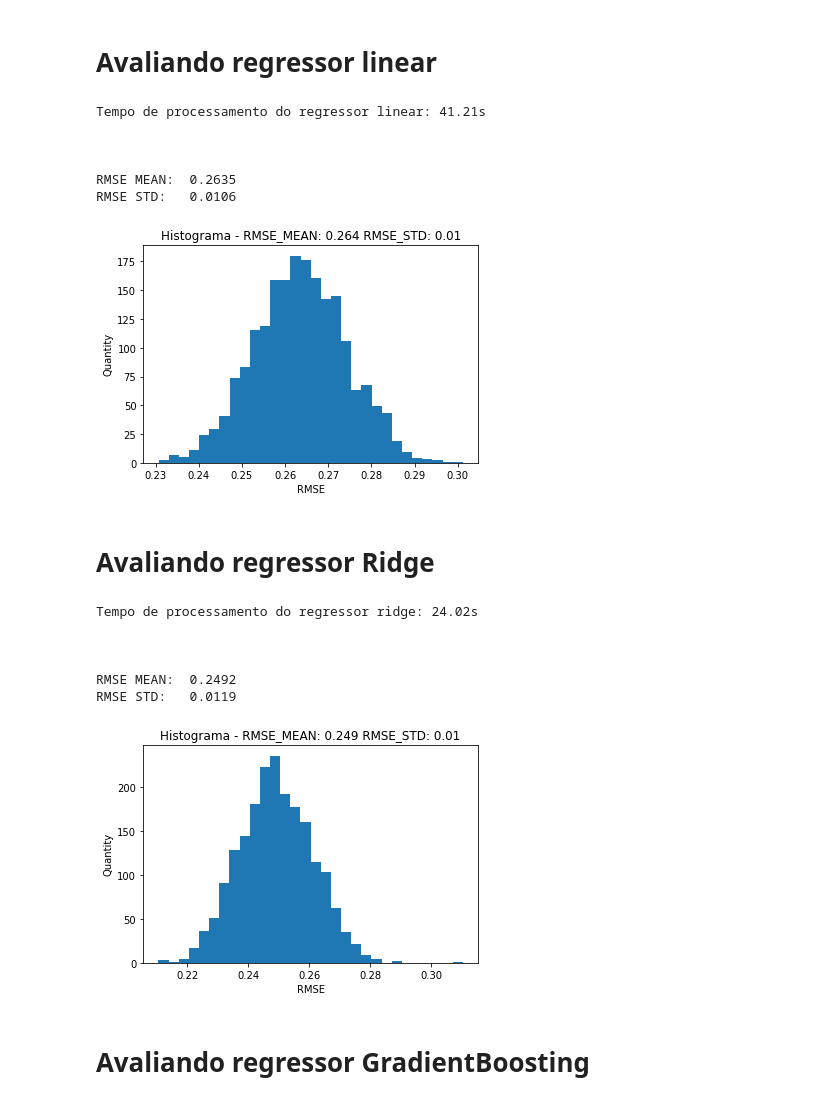
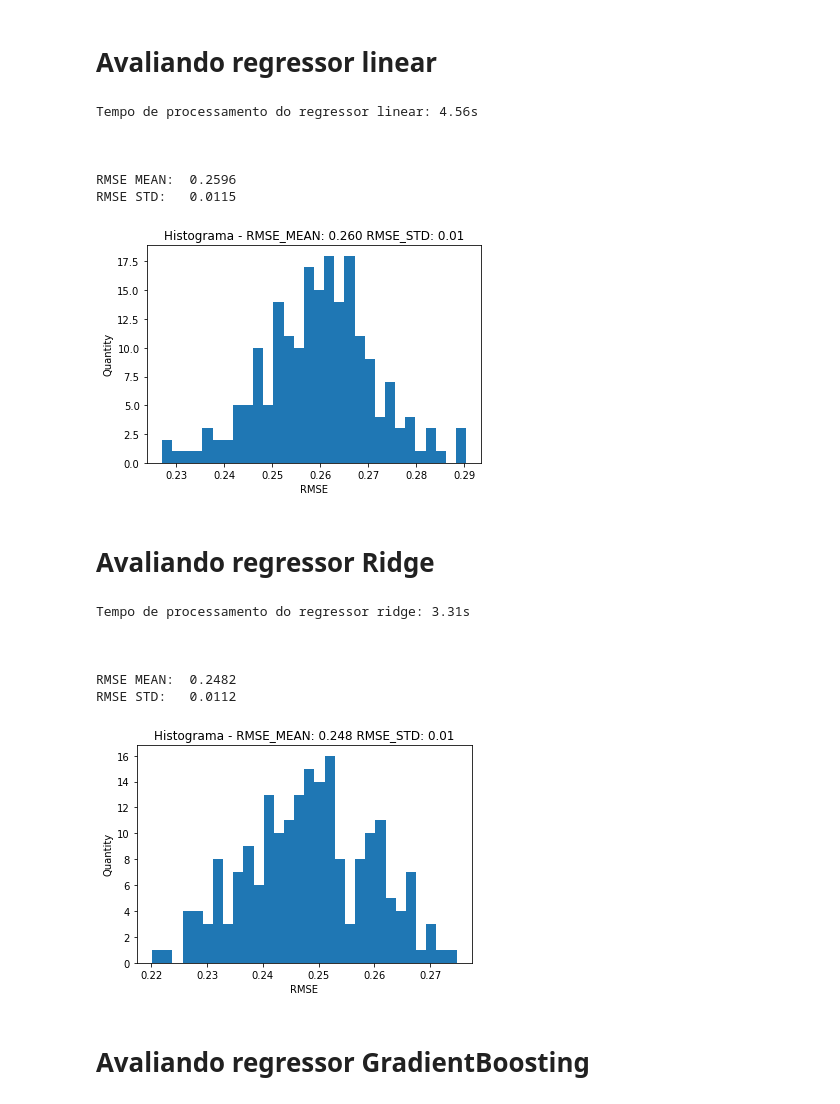
Before and after one commit to vinicius-alves/Kaggle-Avito-Challenge, a Jupyter notebook: notebook regressão linear e ridge.ipynb, the cells around one changed output. Cells and saved outputs as stored; diff of their text form; code cells hidden in the pictures.

```diff
--- a/notebook regressão linear e ridge.ipynb
+++ b/notebook regressão linear e ridge.ipynb
@@ -52,7 +52,7 @@ start = time.time()
 rmse_list =[]
 
 # Testando 2000 vezes através de amostras aleatórias
-for i in range(2000):
+for i in range(200):
     rmse = regressao_linear()
     rmse_list.append(rmse)
 
@@ -73,13 +73,13 @@ plt.xlabel("RMSE")
 plt.hist(rmse_list,bins =30)
 plt.show()
 # %% [output]
-Tempo de processamento do regressor linear: 41.21s
+Tempo de processamento do regressor linear: 4.56s
 
 
 
-RMSE MEAN:  0.2635
-RMSE STD:   0.0106
+RMSE MEAN:  0.2596
+RMSE STD:   0.0115
-[figure, old version]
+[figure, new version]
 # %% [markdown]
 # Avaliando regressor Ridge
 # %%
@@ -107,38 +107,38 @@ def regressao_ridge():
     return np.sqrt(mean_squared_error(y_test.todense(), y_pred))
 
 start = time.time()
 
 rmse_list =[]
 
 # Testando 2000 vezes através de amostras aleatórias
-for i in range(2000):
+for i in range(200):
     rmse = regressao_ridge()
     rmse_list.append(rmse)
 
 end = time.time()
 
 print('Tempo de processamento do regressor ridge: '+str("%.2f" % (end - start))+'s\n')
 
 
 print("\n")
 print("RMSE MEAN: ","%.4f" % np.mean(rmse_list))
 print("RMSE STD:  ","%.4f" % np.std(rmse_list))
 print("\n")
 
 plt.title(u"Histograma - RMSE_MEAN: " + str("%.3f" % np.mean(rmse_list))+ " RMSE_STD: " + str("%.2f" % np.std(rmse_list)))
 plt.ylabel("Quantity")
 plt.xlabel("RMSE")
 
 plt.hist(rmse_list,bins =30)
 plt.show()
 # %% [output]
-Tempo de processamento do regressor ridge: 24.02s
+Tempo de processamento do regressor ridge: 3.31s
 
 
 
-RMSE MEAN:  0.2492
-RMSE STD:   0.0119
+RMSE MEAN:  0.2482
+RMSE STD:   0.0112
-[figure, old version]
+[figure, new version]
 # %% [markdown]
 # Avaliando regressor GradientBoosting
 # %%
```
Also changed, not shown: parts of 6 cells of this notebook, 2 other files.
